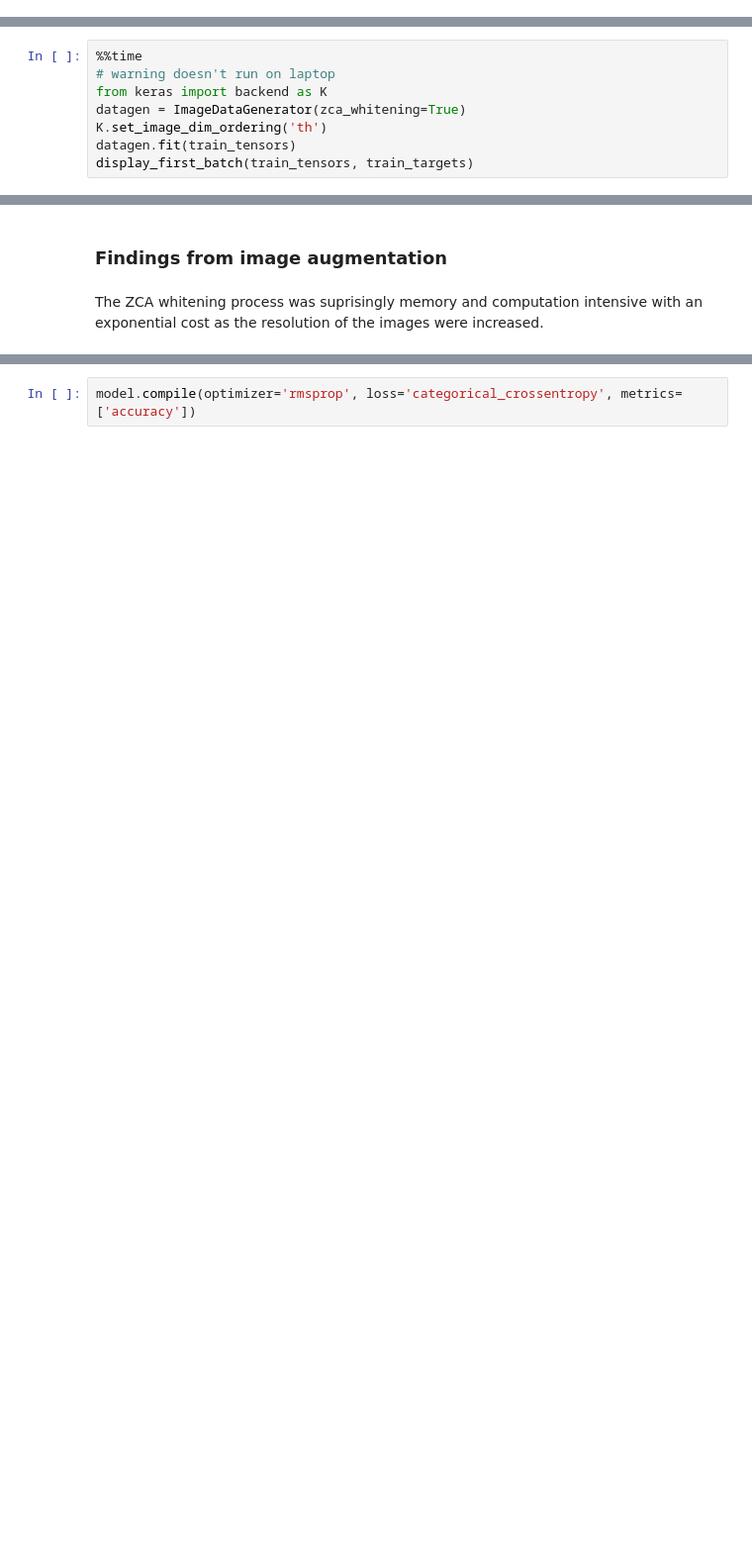
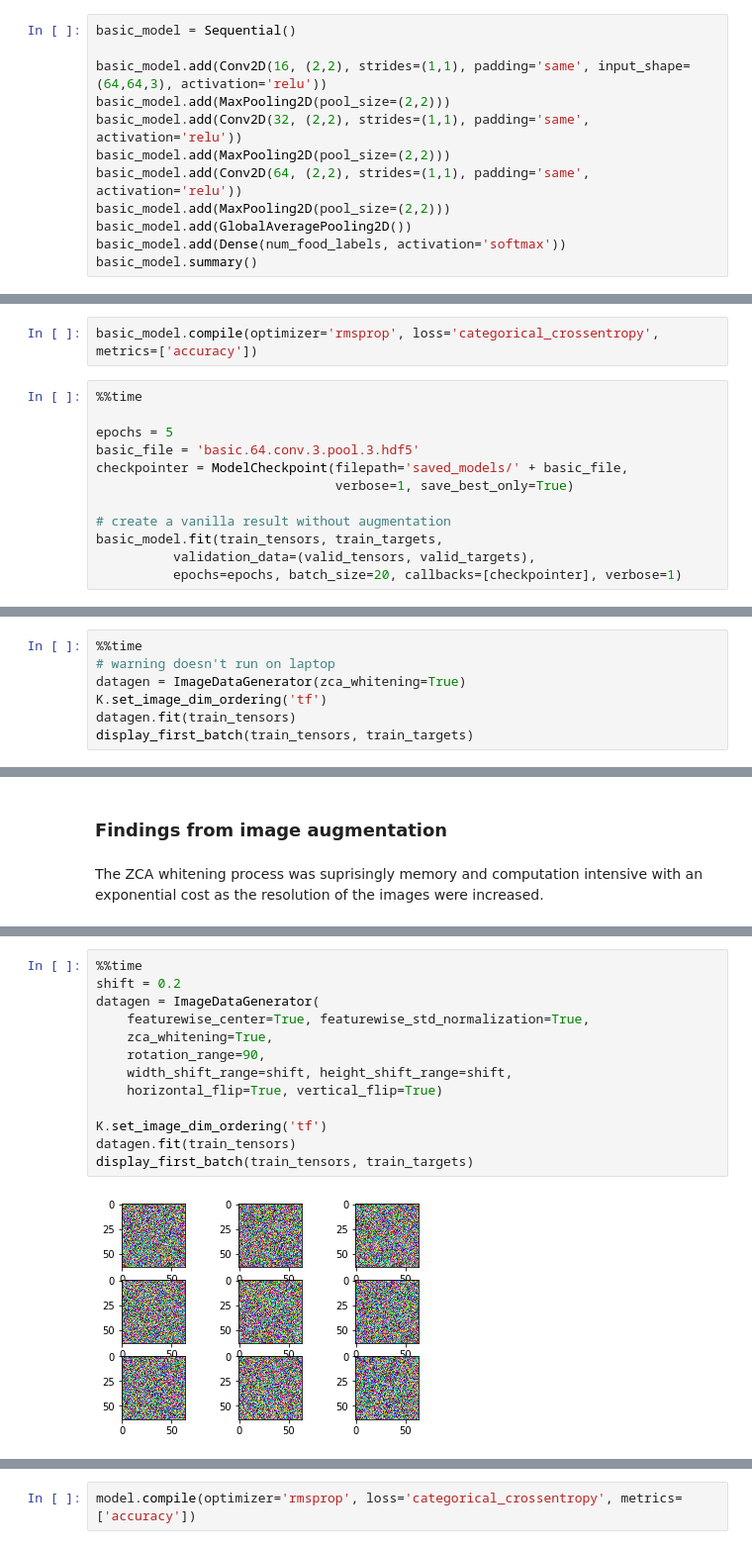
Before and after one commit to winghymliu/deeplearning-foodclassifier, a Jupyter notebook: MachineLearningNanodegreeCaptstone-FoodClassifier.ipynb, the cells around one changed output, grey strips where cells are left out. Shown at 99% size. Saved outputs shown, nothing was run; the diff lists cells and outputs as text; blank space fills up the shorter version.

```diff
--- a/MachineLearningNanodegreeCaptstone-FoodClassifier.ipynb
+++ b/MachineLearningNanodegreeCaptstone-FoodClassifier.ipynb
@@ -178,0 +196,12 @@ display_samples(train_tensors)
+# %%
+basic_model = Sequential()
+
+basic_model.add(Conv2D(16, (2,2), strides=(1,1), padding='same', input_shape=(64,64,3), activation='relu'))
+basic_model.add(MaxPooling2D(pool_size=(2,2)))
+basic_model.add(Conv2D(32, (2,2), strides=(1,1), padding='same', activation='relu'))
+basic_model.add(MaxPooling2D(pool_size=(2,2)))
+basic_model.add(Conv2D(64, (2,2), strides=(1,1), padding='same', activation='relu'))
+basic_model.add(MaxPooling2D(pool_size=(2,2)))
+basic_model.add(GlobalAveragePooling2D())
+basic_model.add(Dense(num_food_labels, activation='softmax'))
+basic_model.summary()
@@ -178,0 +226,14 @@ display_samples(train_tensors)
+# %%
+basic_model.compile(optimizer='rmsprop', loss='categorical_crossentropy', metrics=['accuracy'])
+# %%
+%%time
+
+epochs = 5
+basic_file = 'basic.64.conv.3.pool.3.hdf5'
+checkpointer = ModelCheckpoint(filepath='saved_models/' + basic_file,
+                               verbose=1, save_best_only=True)
+
+# create a vanilla result without augmentation
+basic_model.fit(train_tensors, train_targets,
+          validation_data=(valid_tensors, valid_targets),
+          epochs=epochs, batch_size=20, callbacks=[checkpointer], verbose=1)
@@ -205,8 +287,7 @@ Wall time: 1.46 s
 # %%
 %%time
 # warning doesn't run on laptop
-from keras import backend as K
 datagen = ImageDataGenerator(zca_whitening=True)
-K.set_image_dim_ordering('th')
+K.set_image_dim_ordering('tf')
 datagen.fit(train_tensors)
 display_first_batch(train_tensors, train_targets)
@@ -260 +323,16 @@ datagen = ImageDataGenerator(horizontal_flip=True, vertical_flip=True)
+# %%
+%%time
+shift = 0.2
+datagen = ImageDataGenerator(
+    featurewise_center=True, featurewise_std_normalization=True,
+    zca_whitening=True,
+    rotation_range=90,
+    width_shift_range=shift, height_shift_range=shift,
+    horizontal_flip=True, vertical_flip=True)
+
+K.set_image_dim_ordering('tf')
+datagen.fit(train_tensors)
+display_first_batch(train_tensors, train_targets)
+# %% [output]
+[figure, added]
 # %%
```
Also changed, not shown: parts of 24 cells of this notebook, 1 other file.
